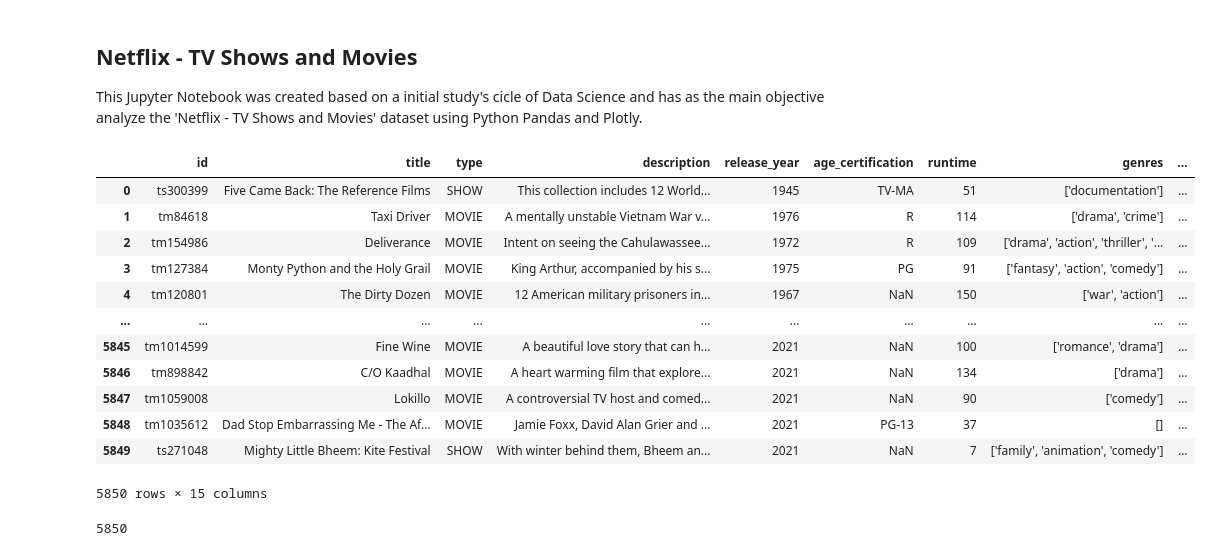
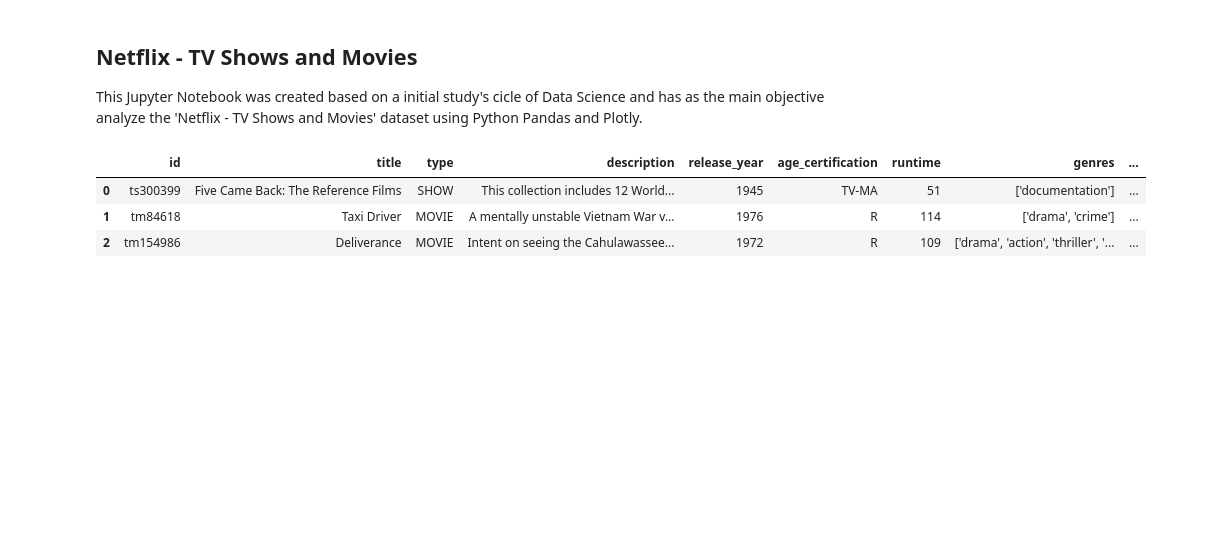
Before and after one commit to Limaniteroi/DataScience, a Jupyter notebook: Netflix Analysis - DataSet - Week 2/NTSM.ipynb, the cells around one changed output. Saved outputs shown, nothing was run; the diff lists cells and outputs as text; code cells hidden in the pictures; blank space fills up the shorter version.

```diff
--- a/Netflix Analysis - DataSet - Week 2/NTSM.ipynb
+++ b/Netflix Analysis - DataSet - Week 2/NTSM.ipynb
@@ -14,21 +14,11 @@ df_titles = pd.read_csv('archive/titles.csv')
 df_credits = pd.read_csv('archive/credits.csv')
 # %%
 # Show the titles dataset with display
-display(df_titles)
+display(df_titles.head(3))
 # %% [output]
 |  | id | title | type | description | release_year | age_certification | runtime | genres | ... |
 | 0 | ts300399 | Five Came Back: The Reference Films | SHOW | This collection includes 12 World... | 1945 | TV-MA | 51 | ['documentation'] | ... |
 | 1 | tm84618 | Taxi Driver | MOVIE | A mentally unstable Vietnam War v... | 1976 | R | 114 | ['drama', 'crime'] | ... |
 | 2 | tm154986 | Deliverance | MOVIE | Intent on seeing the Cahulawassee... | 1972 | R | 109 | ['drama', 'action', 'thriller', '... | ... |
-| 3 | tm127384 | Monty Python and the Holy Grail | MOVIE | King Arthur, accompanied by his s... | 1975 | PG | 91 | ['fantasy', 'action', 'comedy'] | ... |
-| 4 | tm120801 | The Dirty Dozen | MOVIE | 12 American military prisoners in... | 1967 | NaN | 150 | ['war', 'action'] | ... |
-| ... | ... | ... | ... | ... | ... | ... | ... | ... | ... |
-| 5845 | tm1014599 | Fine Wine | MOVIE | A beautiful love story that can h... | 2021 | NaN | 100 | ['romance', 'drama'] | ... |
-| 5846 | tm898842 | C/O Kaadhal | MOVIE | A heart warming film that explore... | 2021 | NaN | 134 | ['drama'] | ... |
-| 5847 | tm1059008 | Lokillo | MOVIE | A controversial TV host and comed... | 2021 | NaN | 90 | ['comedy'] | ... |
-| 5848 | tm1035612 | Dad Stop Embarrassing Me - The Af... | MOVIE | Jamie Foxx, David Alan Grier and ... | 2021 | PG-13 | 37 | [] | ... |
-| 5849 | ts271048 | Mighty Little Bheem: Kite Festival | SHOW | With winter behind them, Bheem an... | 2021 | NaN | 7 | ['family', 'animation', 'comedy'] | ... |
-5850 rows × 15 columns
-5850
 # %%
 # Show the credits dataset with display
```
Also changed, not shown: parts of 6 cells of this notebook.
